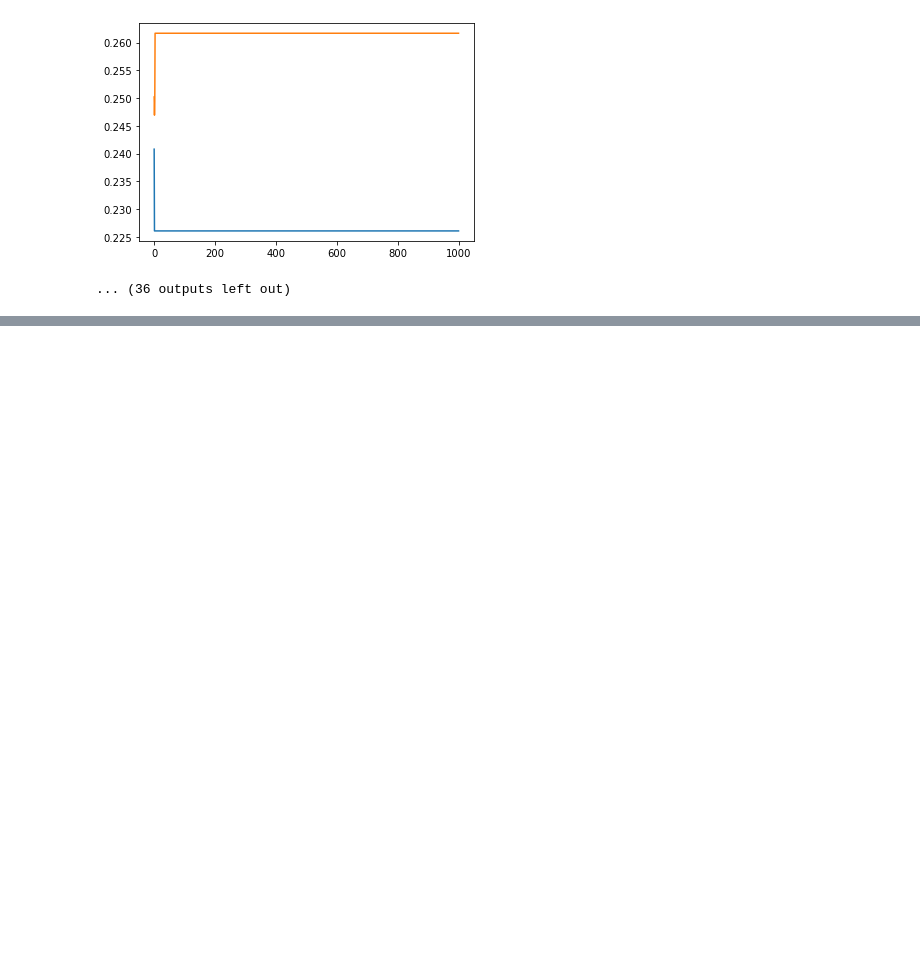
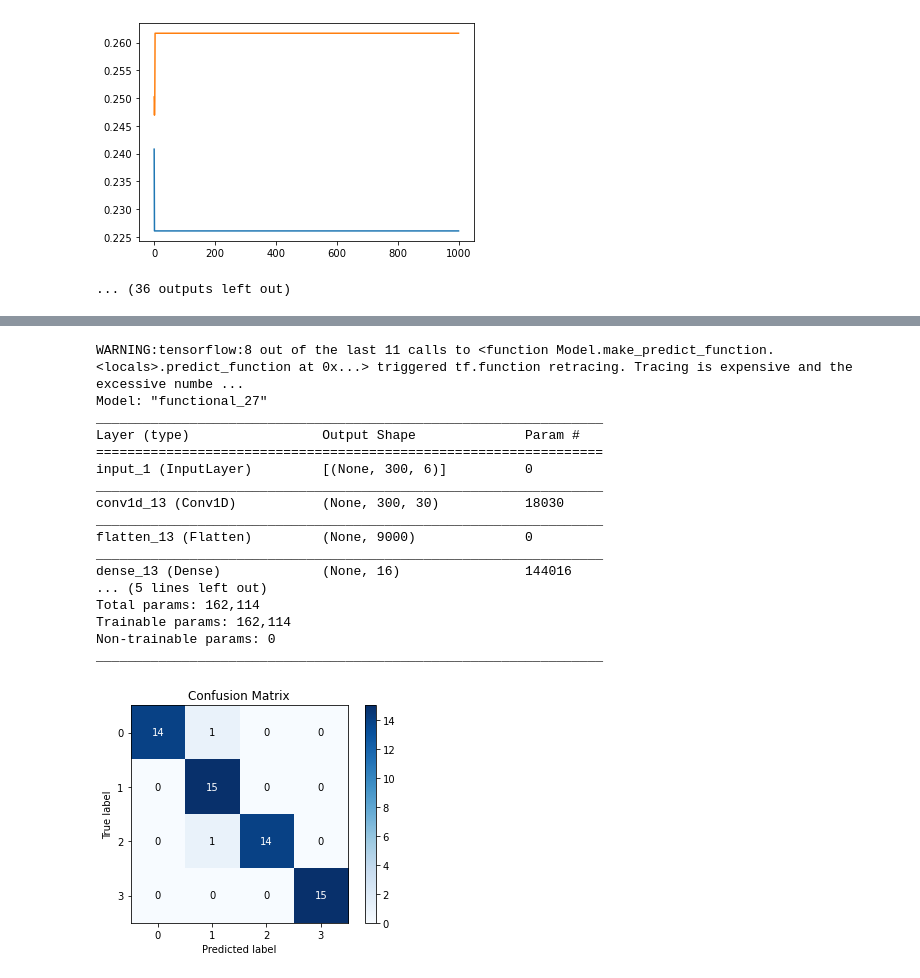
Before and after one commit to Dfriveraa/PI-GetData, a Jupyter notebook: CNN(A).ipynb, the cells around one changed output, grey strips where cells are left out. Drawn from its saved outputs; the diff is of its cells as text; code cells hidden in the pictures; blank space fills up the shorter version.

```diff
--- a/CNN(A).ipynb
+++ b/CNN(A).ipynb
@@ -264,0 +325,25 @@ datos.to_csv('nombre.csv')
+# %%
+del model
+model =  tf.keras.models.load_model('./modelos/modelo_bs10_sf100_nf30.h5')
+test_preds = model.predict(x).argmax(axis=1)
+plot_confusion_matrix(y, test_preds, normalize=False)
+model.summary()
+# %% [output]
+WARNING:tensorflow:8 out of the last 11 calls to <function Model.make_predict_function.<locals>.predict_function at 0x...> triggered tf.function retracing. Tracing is expensive and the excessive numbe ...
+Model: "functional_27"
+_________________________________________________________________
+Layer (type)                 Output Shape              Param #
+=================================================================
+input_1 (InputLayer)         [(None, 300, 6)]          0
+_________________________________________________________________
+conv1d_13 (Conv1D)           (None, 300, 30)           18030
+_________________________________________________________________
+flatten_13 (Flatten)         (None, 9000)              0
+_________________________________________________________________
+dense_13 (Dense)             (None, 16)                144016
+... (5 lines left out)
+Total params: 162,114
+Trainable params: 162,114
+Non-trainable params: 0
+_________________________________________________________________
+[figure, added]
```
Also changed, not shown: parts of 4 cells of this notebook, 5 other files.
